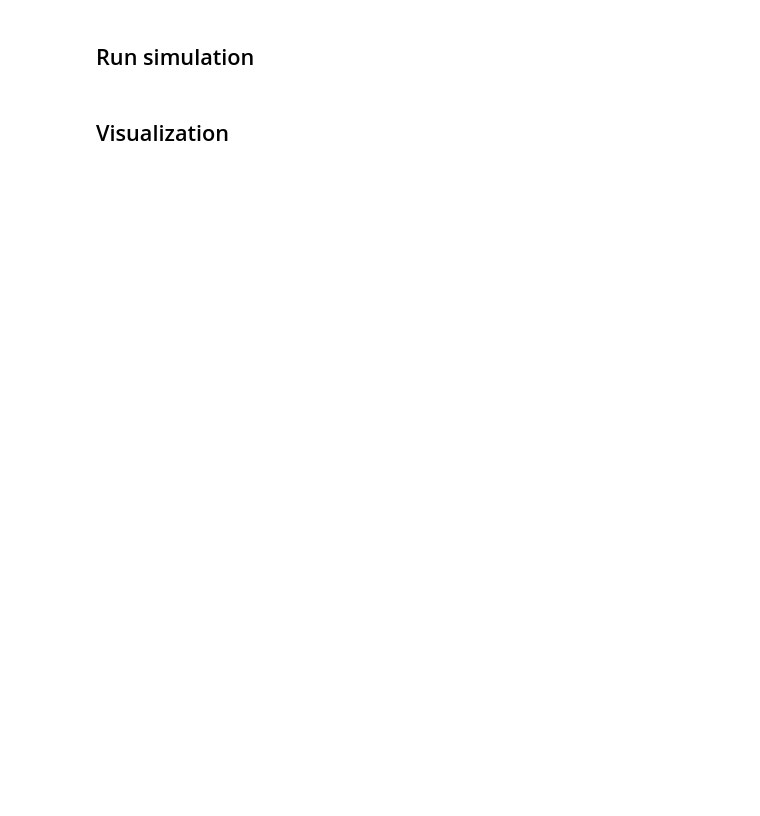
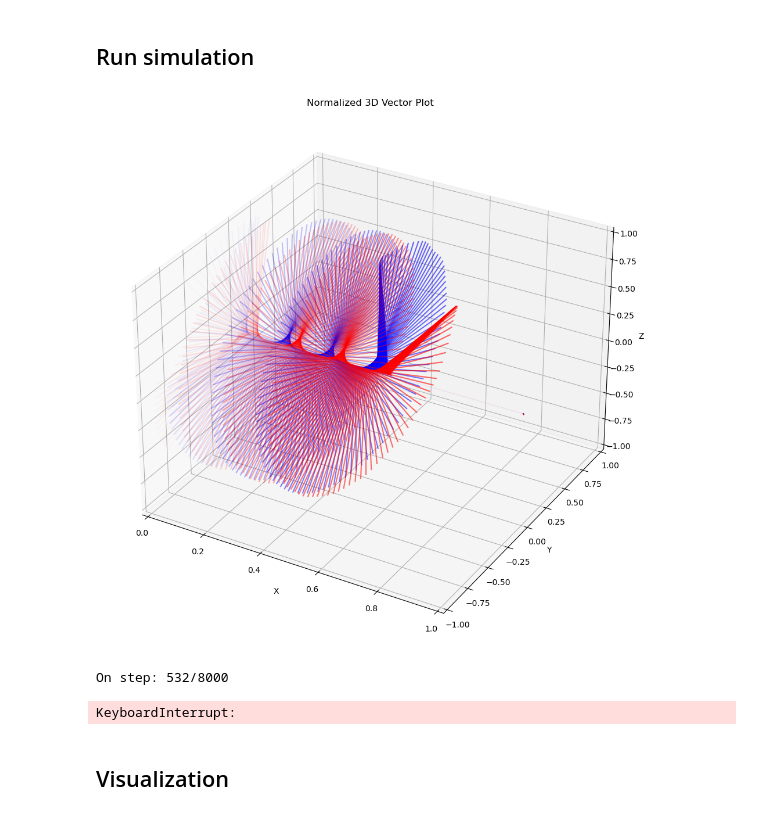
Before and after one commit to bfakhri/fdtd, a Jupyter notebook: examples/jupyter/CircularPolarization.ipynb, the cells around one changed output. Cells and saved outputs as stored; diff of their text form; code cells hidden in the pictures; blank space fills up the shorter version.

```diff
--- a/examples/jupyter/CircularPolarization.ipynb
+++ b/examples/jupyter/CircularPolarization.ipynb
@@ -69,6 +162,17 @@ grid[:, grid.shape[1]//2, grid.shape[2]//2] = fdtd.LineDetector(name="detector")
 # %% [markdown]
 ## Run simulation
 # %%
-grid.run(3000, progress_bar=True)
+grid.reset()
+max_steps = 8000
+for step in range(max_steps):
+    print('On step: {0}/{1}'.format(step+1, max_steps), end='\r')
+    grid.run(1, progress_bar=False)
+    Es = bd.stack(grid.detectors[0].E, axis=0)
+    Hs = bd.stack(grid.detectors[0].H, axis=0)
+    plot_EH_3d_vectors(Es[-1, :, :], Hs[-1, :, :], step=step)
+# %% [output]
+[figure, added]
+On step: 532/8000
+KeyboardInterrupt:
 # %% [markdown]
 ## Visualization
```
Also changed, not shown: parts of 21 cells of this notebook.
